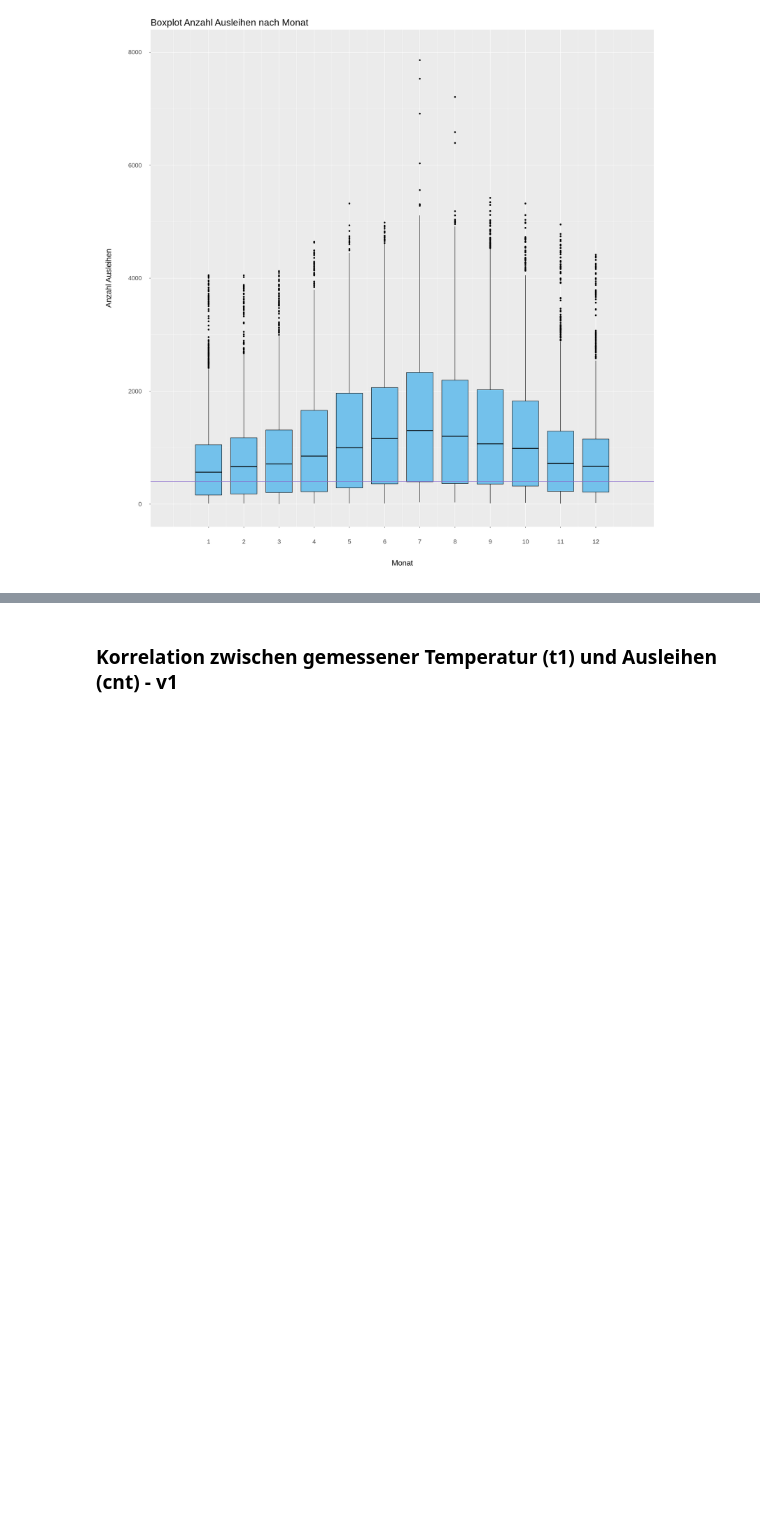
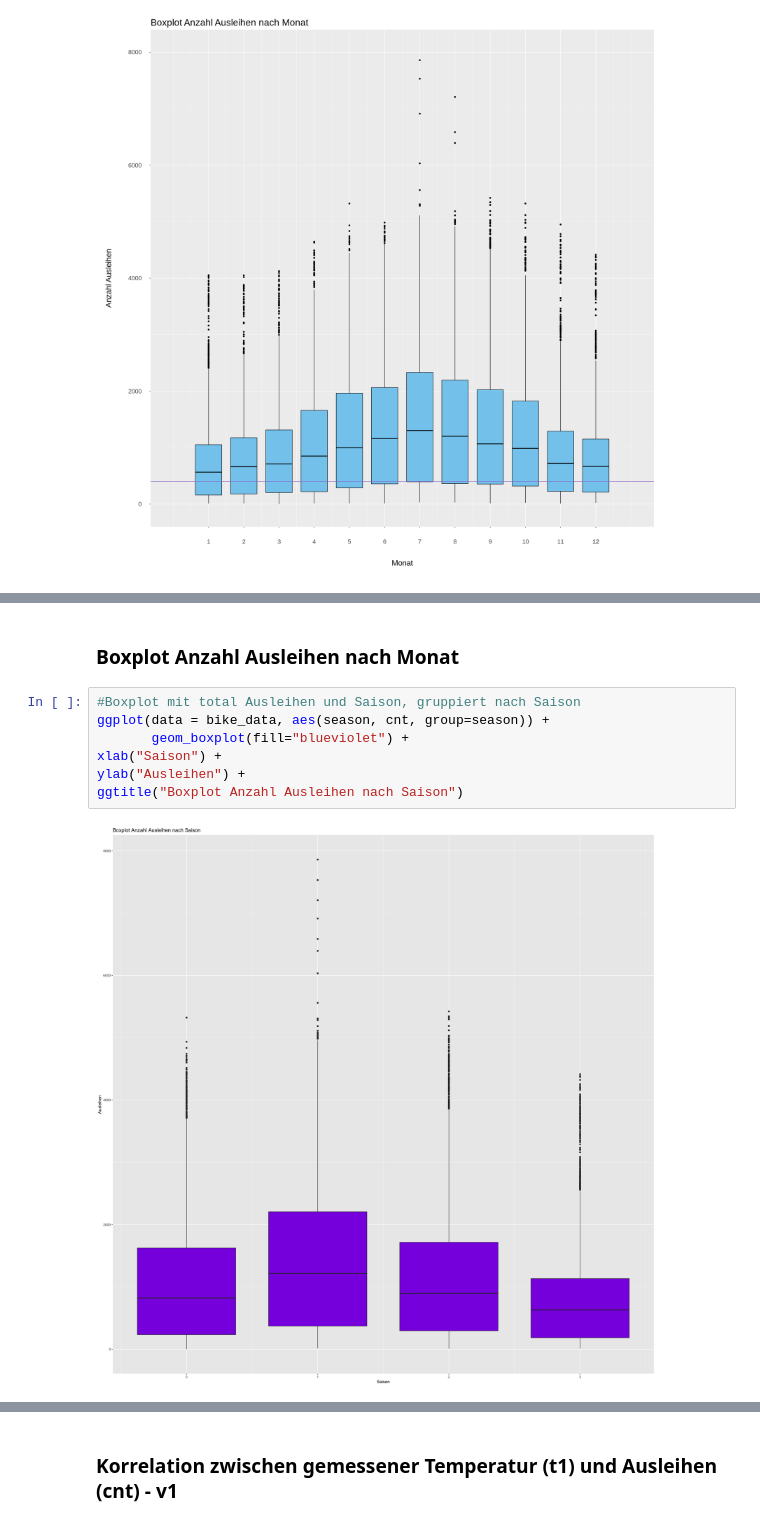
Before and after one commit to qcal12/BINA_Bike-Sharing-Economie, a Jupyter notebook: Bike Sharing Economie .ipynb, the cells around one changed output, grey strips where cells are left out. Cells and saved outputs as stored; diff of their text form; blank space fills up the shorter version.

```diff
--- a/Bike Sharing Economie .ipynb
+++ b/Bike Sharing Economie .ipynb
@@ -474,0 +492,11 @@ replace the existing scale.
+# %% [markdown]
+### Boxplot Anzahl Ausleihen nach Monat
+# %%
+#Boxplot mit total Ausleihen und Saison, gruppiert nach Saison
+ggplot(data = bike_data, aes(season, cnt, group=season)) +
+       geom_boxplot(fill="blueviolet") +
+xlab("Saison") +
+ylab("Ausleihen") +
+ggtitle("Boxplot Anzahl Ausleihen nach Saison")
+# %% [output]
+[figure, added]
```
Also changed, not shown: parts of 14 cells of this notebook.
